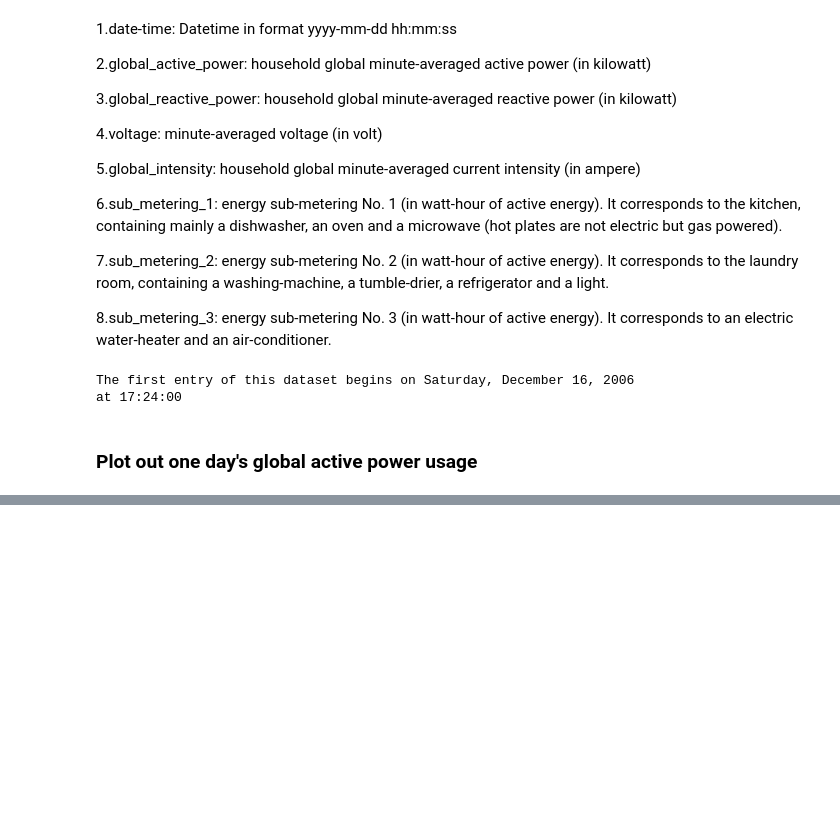
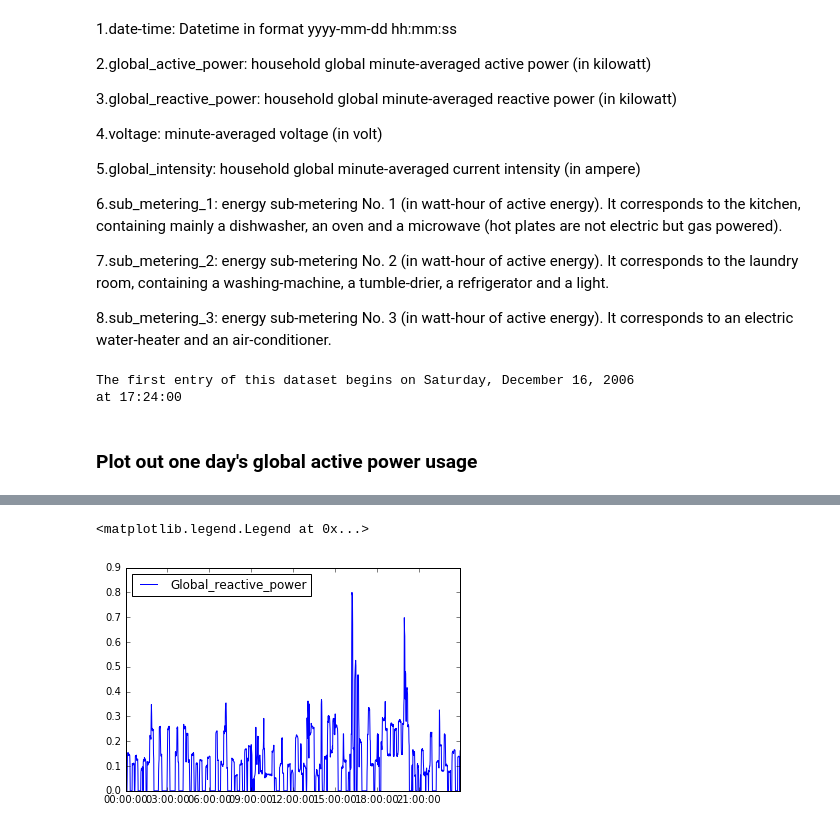
Before and after one commit to paulgariasdatasci/DataScienceProject, a Jupyter notebook: Data_science_exploration_2.ipynb, the cells around one changed output, grey strips where cells are left out. Drawn from its saved outputs; the diff is of its cells as text; code cells hidden in the pictures; blank space fills up the shorter version.

```diff
--- a/Data_science_exploration_2.ipynb
+++ b/Data_science_exploration_2.ipynb
@@ -66,0 +74,6 @@ plt.plot(df4.Datetime.tolist(), df4.Global_active_power)
+# %%
+plt.plot(df4.Datetime.tolist(), df4.Global_reactive_power)
+plt.legend(loc=2)
+# %% [output]
+<matplotlib.legend.Legend at 0x...>
+[figure, added]
```
Also changed, not shown: parts of 13 cells of this notebook, 3 other files.
